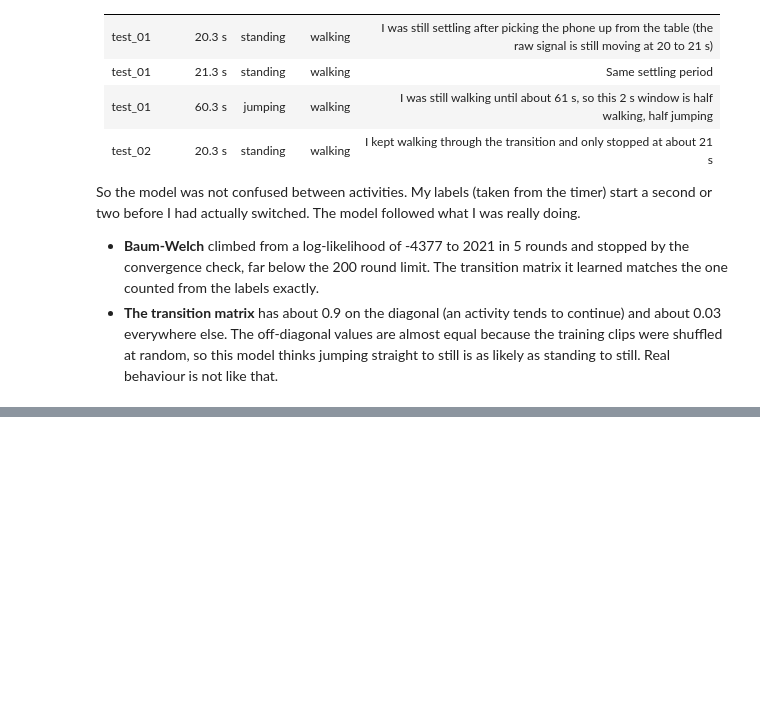
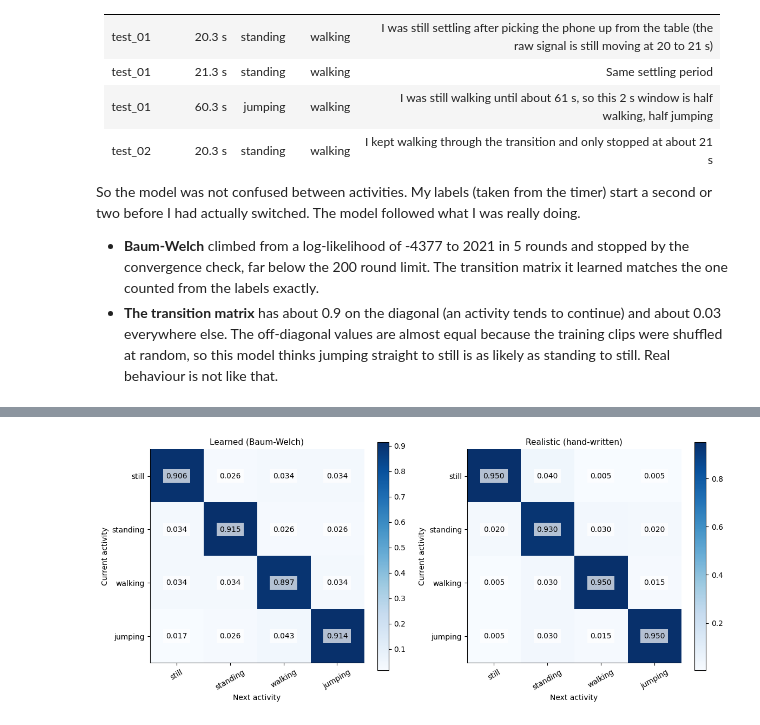
Before and after one commit to michael-alu/hidden-markov-models, a Jupyter notebook: hmm_activity_recognition.ipynb, the cells around one changed output, grey strips where cells are left out. Saved outputs shown, nothing was run; the diff lists cells and outputs as text; code cells hidden in the pictures; blank space fills up the shorter version.

Commit message:
feat: compare learned and realistic transition matrices

```diff
--- a/hmm_activity_recognition.ipynb
+++ b/hmm_activity_recognition.ipynb
@@ -88,6 +88,13 @@ INITIAL_VARIANCE = 1.0
 CONVERGENCE_TOLERANCE = 1e-4
 MAX_ITERATIONS = 200
 
+REALISTIC_TRANSITIONS = [
+    [0.950, 0.040, 0.005, 0.005],
+    [0.020, 0.930, 0.030, 0.020],
+    [0.005, 0.030, 0.950, 0.015],
+    [0.005, 0.030, 0.015, 0.950],
+]
+
 SEQUENTIAL_COLOR_MAP = "Blues"
 DIVERGING_COLOR_MAP = "RdBu_r"
 HEATMAP_LABEL_BOX = {"facecolor": "white", "alpha": 0.7, "edgecolor": "none"}
@@ -1543,0 +1575,11 @@ pd.DataFrame(session_rows)
+# %%
+realistic_model: HmmModel = {
+    "start_probabilities": trained_model["start_probabilities"],
+    "transition_matrix": np.array(REALISTIC_TRANSITIONS),
+    "means": trained_model["means"],
+    "variances": trained_model["variances"],
+}
+
+row_totals = realistic_model["transition_matrix"].sum(axis=1)
+
+print("Every row adds up to 1:", np.allclose(row_totals, 1))
@@ -1543,0 +1648,19 @@ pd.DataFrame(session_rows)
+# %%
+comparison_figure, comparison_axes = plt.subplots(1, 2, figsize=(12, 5))
+
+plot_matrix(trained_model["transition_matrix"], ACTIVITIES, ACTIVITIES, "Learned (Baum-Welch)", ".3f", comparison_axes[0])
+
+plot_matrix(realistic_model["transition_matrix"], ACTIVITIES, ACTIVITIES, "Realistic (hand-written)", ".3f", comparison_axes[1])
+
+for comparison_plot in comparison_axes:
+    comparison_plot.set_xlabel("Next activity")
+
+    comparison_plot.set_ylabel("Current activity")
+
+comparison_figure.tight_layout()
+
+comparison_figure.savefig(os.path.join(FIGURES_FOLDER, "transition_comparison.png"), dpi=FIGURE_DPI)
+
+plt.show()
+# %% [output]
+[figure, added]
```
Also changed, not shown: parts of 10 cells of this notebook.
